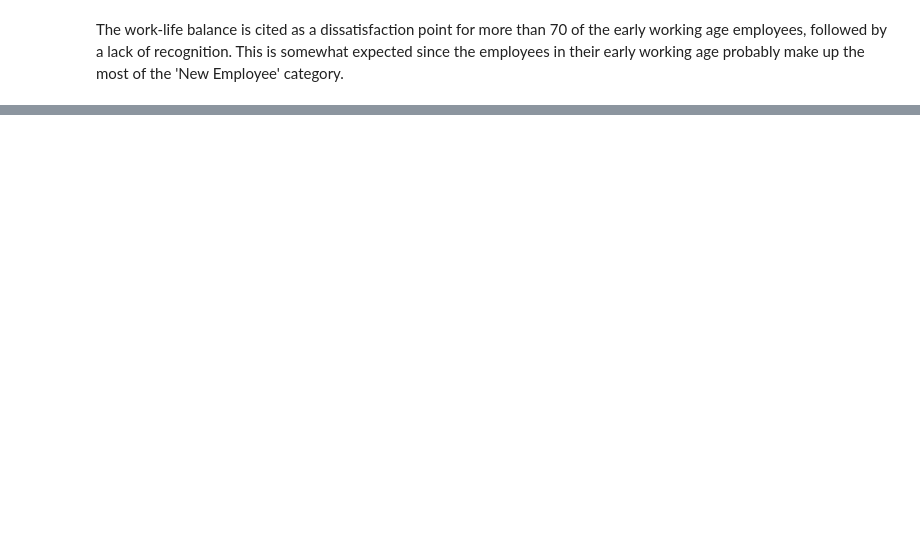
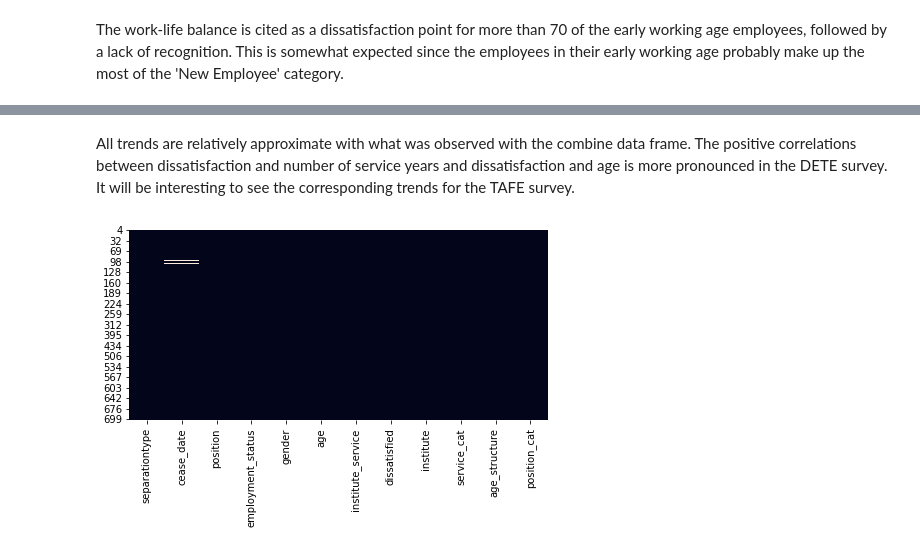
Before and after one commit to shikaangelique/DataScience, a Jupyter notebook: DQ Projects/Cleaning and Analyzing Employee Exit Surveys/exit_surveys.ipynb, the cells around one changed output, grey strips where cells are left out. Cells and saved outputs as stored; diff of their text form; code cells hidden in the pictures; blank space fills up the shorter version.

```diff
--- a/DQ Projects/Cleaning and Analyzing Employee Exit Surveys/exit_surveys.ipynb
+++ b/DQ Projects/Cleaning and Analyzing Employee Exit Surveys/exit_surveys.ipynb
@@ -1221,0 +1112,9 @@ print(factor_columns[:3])
+# %% [markdown]
+All trends are relatively approximate with what was observed with the combine data frame. The positive correlations between dissatisfaction and number of service years and dissatisfaction and age is more pronounced in the DETE survey. It will be interesting to see the corresponding trends for the TAFE survey.
+# %%
+tafe_resig_further = combined_updated.query("institute == 'TAFE'")
+
+sns.heatmap(tafe_resig_further.isnull(), cbar=False)
+plt.show()
+# %% [output]
+[figure, added]
```
Also changed, not shown: parts of 28 cells of this notebook.
